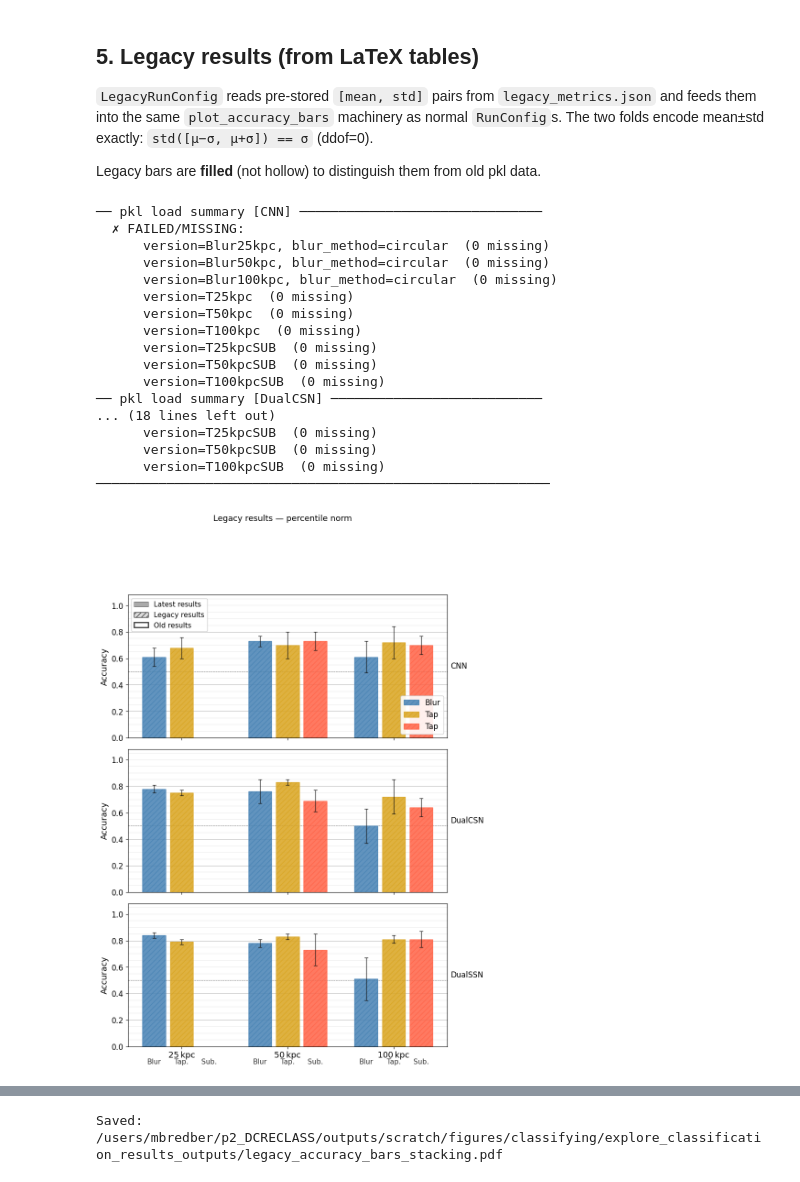
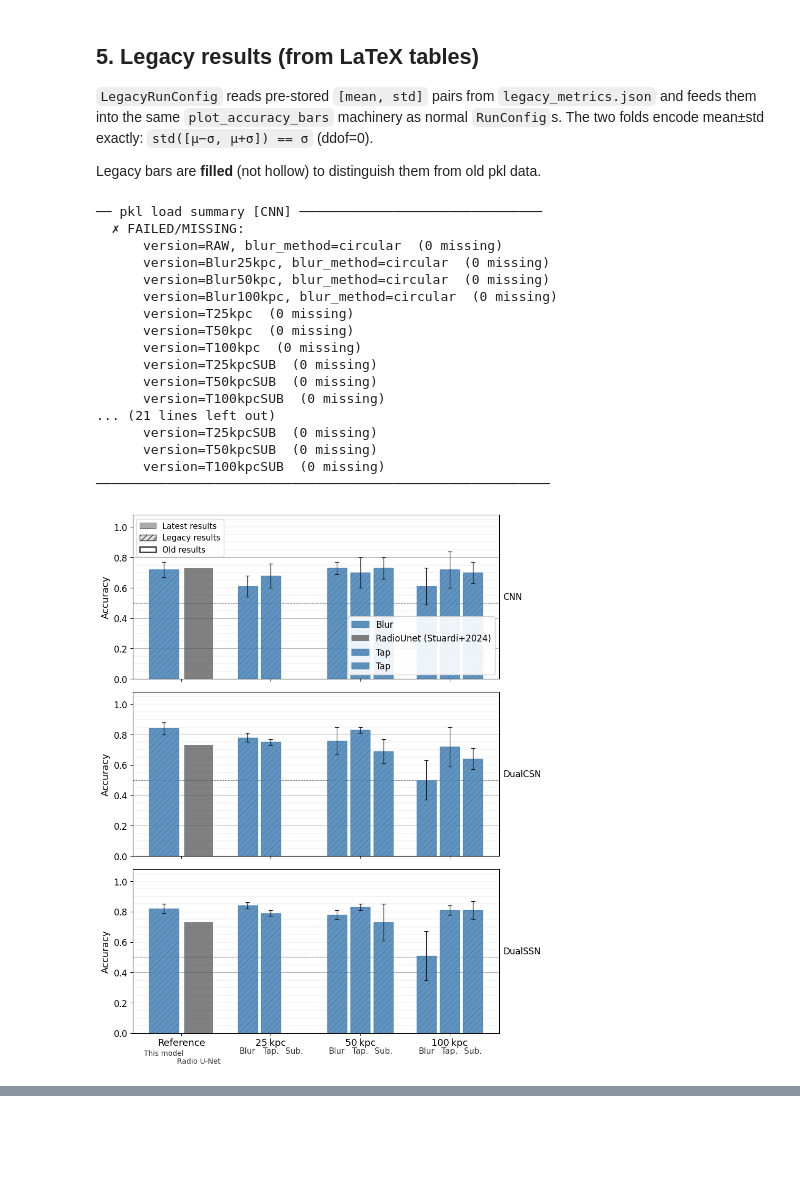
Before and after one commit to MarkusBredberg/dcreclass, a Jupyter notebook: notebooks/explore_classification_results.ipynb, the cells around one changed output, grey strips where cells are left out. Cells and saved outputs as stored; diff of their text form; code cells hidden in the pictures; blank space fills up the shorter version.

Commit message:
Added radiounet and ref. legacy results

```diff
--- a/notebooks/explore_classification_results.ipynb
+++ b/notebooks/explore_classification_results.ipynb
@@ -191,7 +191,7 @@ class LegacyRunConfig:
     """
     classifier:    str            # 'CNN' | 'DualCSN' | 'DualSSN'
     section:       str            # 'percentile' | 'stacking'
-    legacy_path:   str = '/users/mbredber/p2_DCRECLASS/outputs/scratch/data/legacy_results/legacy_metrics.json'
+    legacy_path:   str = '/users/mbredber/p2_DCRECLASS/outputs/scratch/data/PSZ2/legacy_results/legacy_metrics.json'
 
     # Fields written by dataclasses.replace() inside _draw_bars:
     version:       str = 'RAW'
@@ -209,14 +209,18 @@ print('LegacyRunConfig defined')
 LegacyRunConfig defined
 # %%
 _LEGACY_VERSION_MAP = {
-    'percentile': {
+    'beam_cropping': {
+        'RAW':        'RAW',
         'Blur25kpc':  'RT25kpc',  'Blur50kpc':  'RT50kpc',  'Blur100kpc': 'RT100kpc',
         'T25kpc':     'T25kpc',   'T50kpc':     'T50kpc',   'T100kpc':    'T100kpc',
         'T50kpcSUB':  'T50kpcSUB', 'T100kpcSUB': 'T100kpcSUB',
     },
+    'pixel_cropping': {
+        'RAW':        'RAW',
+    },
     'stacking': {
         'Blur25kpc':  'Raw+RT25kpc',  'Blur50kpc':  'Raw+RT50kpc',
-        'Blur100kpc': 'Raw+RT100kpc', 'RAW':        'All versions',
+        'Blur100kpc': 'Raw+RT100kpc', 'RAW':        'All',
     },
 }
 
@@ -1397,56 +1408,38 @@ Legacy bars are **filled** (not hollow) to distinguish them from old pkl data.
 # %%
 # ── Percentile results (CNN / DualCSN / DualSSN) ─────────────────────────────
 fig_pct = plot_accuracy_bars(
     base_cfg       = None,
-    scales         = [25, 50, 100],
+    scales         = [0, 25, 50, 100],
     scale_version  = ['circular', 'tapering', 'sub'],
     metric         = 'accuracy',
     classifiers    = [
-        ('CNN',     LegacyRunConfig(classifier='CNN',     section='percentile')),
-        ('DualCSN', LegacyRunConfig(classifier='DualCSN', section='percentile')),
-        ('DualSSN', LegacyRunConfig(classifier='DualSSN', section='percentile')),
+        ('CNN',     LegacyRunConfig(classifier='CNN',     section='beam_cropping')),
+        ('DualCSN', LegacyRunConfig(classifier='DualCSN', section='beam_cropping')),
+        ('DualSSN', LegacyRunConfig(classifier='DualSSN', section='beam_cropping')),
     ],
-    title          = 'Legacy results — percentile norm',
+    colours            = ['steelblue'],
 )
 _fname = os.path.join(OUTPUT_DIR, 'legacy_accuracy_bars_percentile.pdf')
 fig_pct.savefig(_fname, bbox_inches='tight')
 plt.show(); plt.close()
 print('Saved:', _fname)
-
-# ── Stacking results ──────────────────────────────────────────────────────────
-fig_stk = plot_accuracy_bars(
-    base_cfg       = None,
-    scales         = [0, 25, 50, 100],   # scale=0 → 'All versions' via RAW mapping
-    scale_version  = ['circular'],
-    metric         = 'accuracy',
-    classifiers    = [
-        ('CNN',     LegacyRunConfig(classifier='CNN',     section='stacking')),
-        ('DualCSN', LegacyRunConfig(classifier='DualCSN', section='stacking')),
-        ('DualSSN', LegacyRunConfig(classifier='DualSSN', section='stacking')),
-    ],
-    title          = 'Legacy results — stacking',
-)
-_fname = os.path.join(OUTPUT_DIR, 'legacy_accuracy_bars_stacking.pdf')
-fig_stk.savefig(_fname, bbox_inches='tight')
-plt.show(); plt.close()
-print('Saved:', _fname)
 # %% [output]
 ── pkl load summary [CNN] ───────────────────────────────
   ✗ FAILED/MISSING:
+      version=RAW, blur_method=circular  (0 missing)
       version=Blur25kpc, blur_method=circular  (0 missing)
       version=Blur50kpc, blur_method=circular  (0 missing)
       version=Blur100kpc, blur_method=circular  (0 missing)
       version=T25kpc  (0 missing)
       version=T50kpc  (0 missing)
       version=T100kpc  (0 missing)
       version=T25kpcSUB  (0 missing)
       version=T50kpcSUB  (0 missing)
       version=T100kpcSUB  (0 missing)
-── pkl load summary [DualCSN] ───────────────────────────
-... (18 lines left out)
+... (21 lines left out)
       version=T25kpcSUB  (0 missing)
       version=T50kpcSUB  (0 missing)
       version=T100kpcSUB  (0 missing)
 ──────────────────────────────────────────────────────────
-[figure, old version]
+[figure, new version]
 Saved: /users/mbredber/p2_DCRECLASS/outputs/scratch/figures/classifying/explore_classification_results_outputs/legacy_accuracy_bars_percentile.pdf
@@ -1473 +1445,0 @@ Saved: /users/mbredber/p2_DCRECLASS/outputs/scratch/figures/classifying/explore_
-Saved: /users/mbredber/p2_DCRECLASS/outputs/scratch/figures/classifying/explore_classification_results_outputs/legacy_accuracy_bars_stacking.pdf
```
Also changed, not shown: parts of 4 cells of this notebook, 1 other file.
